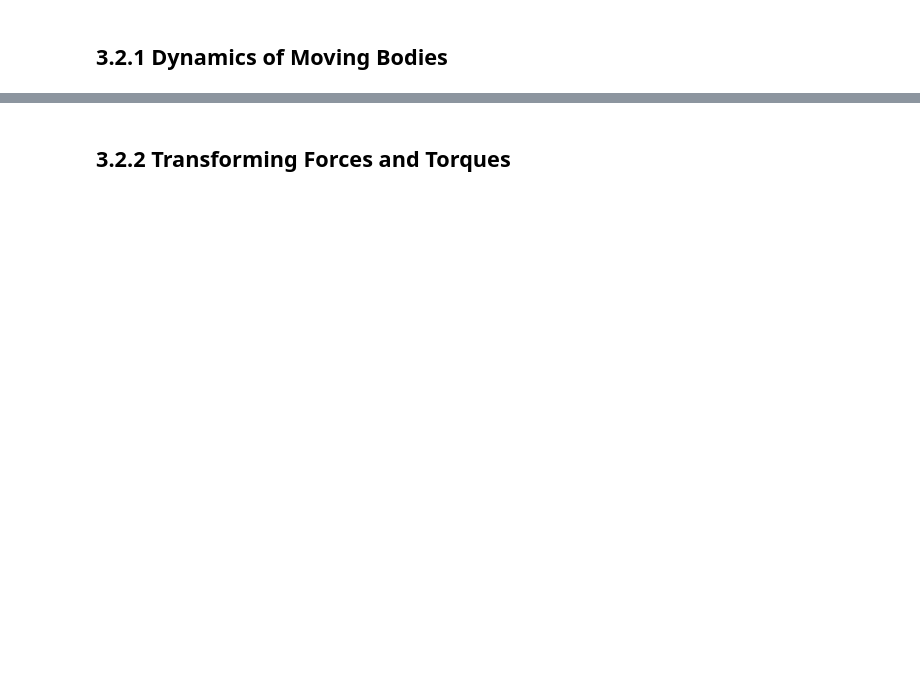
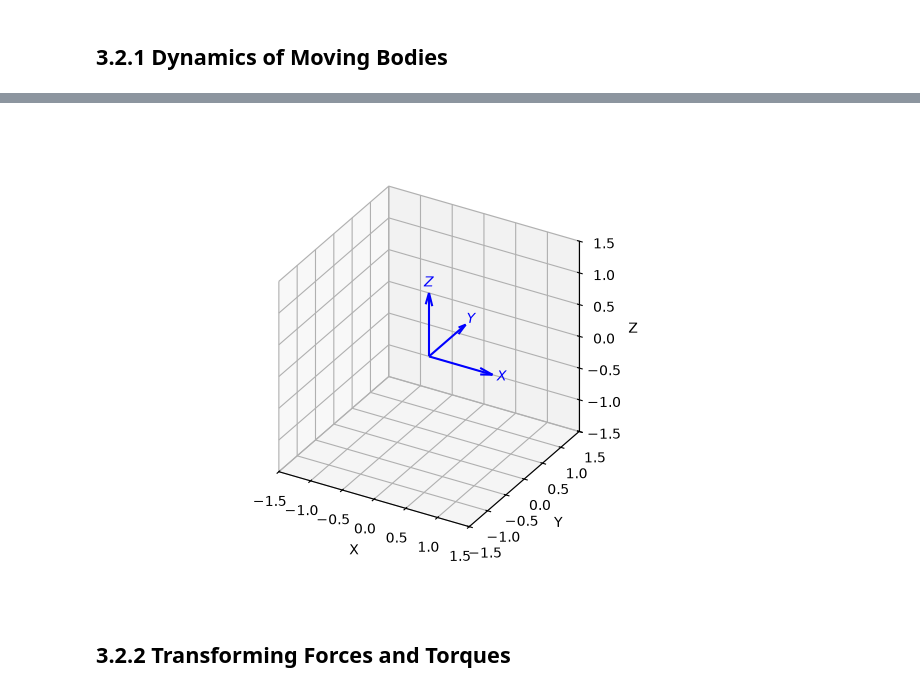
Before and after one commit to MichOng00/RVC3, a Jupyter notebook: chap03-notes.ipynb, the cells around one changed output, grey strips where cells are left out. Drawn from its saved outputs; the diff is of its cells as text; code cells hidden in the pictures; blank space fills up the shorter version.

```diff
--- a/chap03-notes.ipynb
+++ b/chap03-notes.ipynb
@@ -309,15 +364,17 @@ w = 0.2 * np.array([1, 2, 2]);
 # %%
-dt = 0.05;  # time step
+dt = 0.05  # time step
 def update():
   global orientation, w
   for t in np.arange(0, 10, dt):
      wd = -np.linalg.inv(J) @ (np.cross(w, J @ w))  # (3.12)
      w += wd * dt
      orientation *= UnitQuaternion.EulerVec(w * dt)
      yield orientation.R
 
-# tranimate(update(), dim=1.5);
-plotvol3(new=True)
-HTML(tranimate(update(), dim=1.5, movie=True))
+plotvol3(new=True);
+tranimate(update(), dim=1.5);
+# HTML(tranimate(update(), dim=1.5, movie=True))
+# %% [output]
+[figure, added]
 # %% [markdown]
 ## 3.2.2 Transforming Forces and Torques
```
Also changed, not shown: parts of 30 cells of this notebook, 2 other files.
